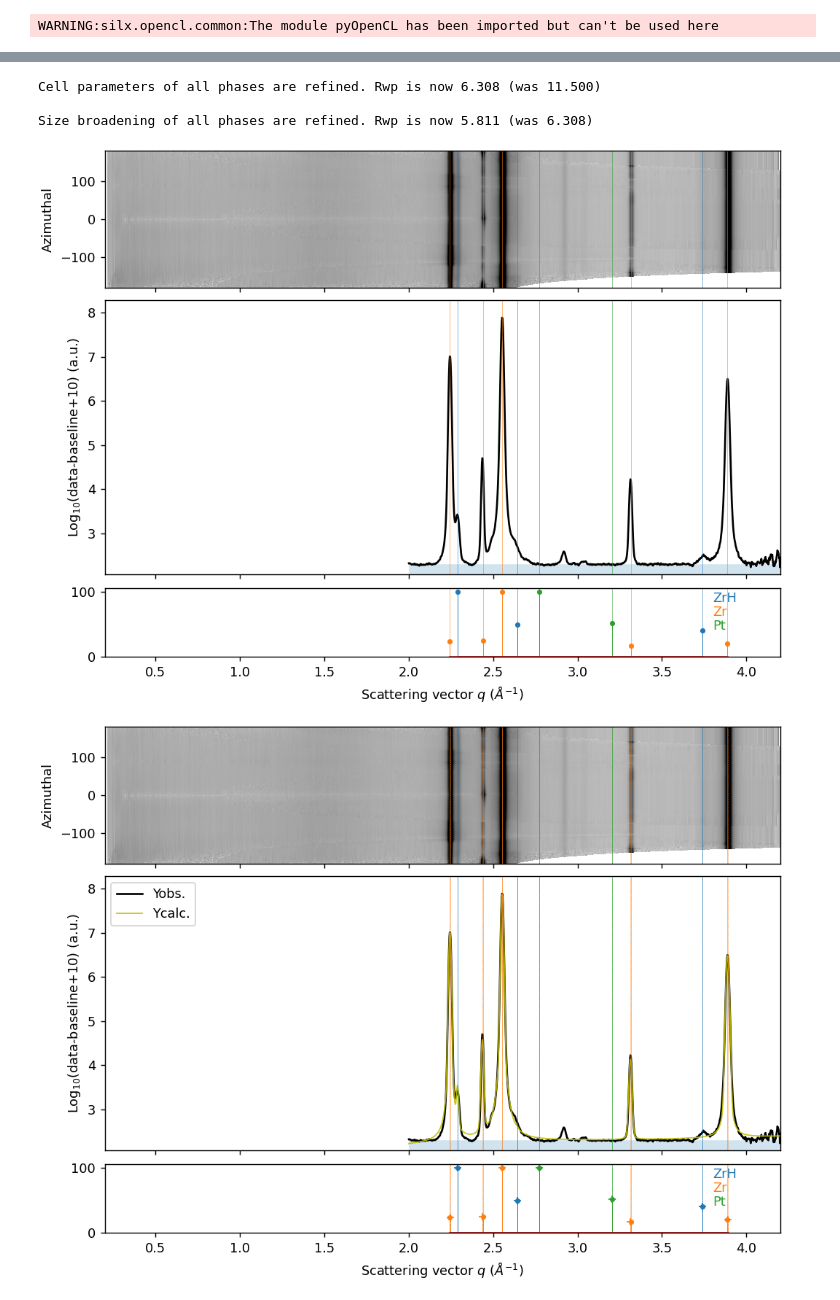
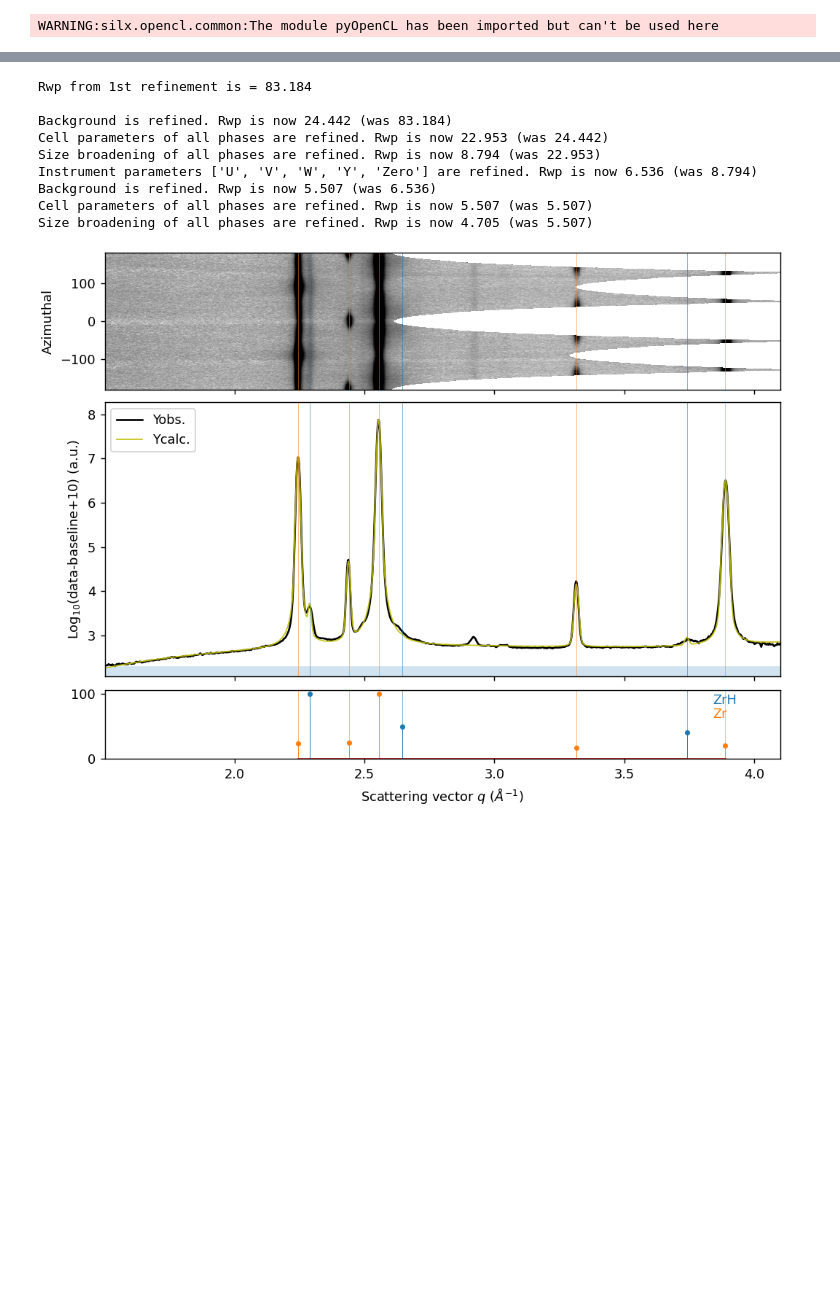
Before and after one commit to MehmetTopsakal/easyXRD, a Jupyter notebook: examples/ZrH-sample/refiner.ipynb, the cells around one changed output, grey strips where cells are left out. Saved outputs shown, nothing was run; the diff lists cells and outputs as text; code cells hidden in the pictures; blank space fills up the shorter version.

```diff
--- a/examples/ZrH-sample/refiner.ipynb
+++ b/examples/ZrH-sample/refiner.ipynb
@@ -266,18 +304,18 @@ Strain broadening of all phases are refined. Rwp is now 12.524 (was 12.581)
 
 sample_Dogbone.get_baseline(i1d_bkg=sample_Blank.ds.i1d,
                     arpls_lam=1e5,
-                    use_arpls=True,
-                    roi_radial_range=[2,4.2],
-                    # roi_azimuthal_range=[0,90],
+                    use_arpls=False,
+                    roi_radial_range=[1.5,4.1],
+                    # roi_azimuthal_range=[-127,-37],
                     plot=False)
 
-sample_Dogbone.load_phases(phases=phases_DAHL,plot=True)
+sample_Dogbone.load_phases(phases=phases_ZrZrH,plot=False)
 
 
 sample_Dogbone.setup_gsas2_calculator(instprm_from_gpx='gsas_LaB6.gpx')
 sample_Dogbone.set_LeBail()
 
-sample_Dogbone.refine_background(num_coeffs=1)
+sample_Dogbone.refine_background(num_coeffs=3)
 sample_Dogbone.refine_cell_params()
 sample_Dogbone.refine_size_broadening()
 # sample_Dogbone.refine_strain_broadening()
@@ -308,5 +336,10 @@ Background is refined. Rwp is now 11.500 (was 14.354)
-Cell parameters of all phases are refined. Rwp is now 6.308 (was 11.500)
+Rwp from 1st refinement is = 83.184
 
-Size broadening of all phases are refined. Rwp is now 5.811 (was 6.308)
+Background is refined. Rwp is now 24.442 (was 83.184)
+Cell parameters of all phases are refined. Rwp is now 22.953 (was 24.442)
+Size broadening of all phases are refined. Rwp is now 8.794 (was 22.953)
+Instrument parameters ['U', 'V', 'W', 'Y', 'Zero'] are refined. Rwp is now 6.536 (was 8.794)
+Background is refined. Rwp is now 5.507 (was 6.536)
+Cell parameters of all phases are refined. Rwp is now 5.507 (was 5.507)
+Size broadening of all phases are refined. Rwp is now 4.705 (was 5.507)
-[figure, old version]
+[figure, new version]
-[figure, removed]
```
Also changed, not shown: parts of 7 cells of this notebook, 21 other files.
